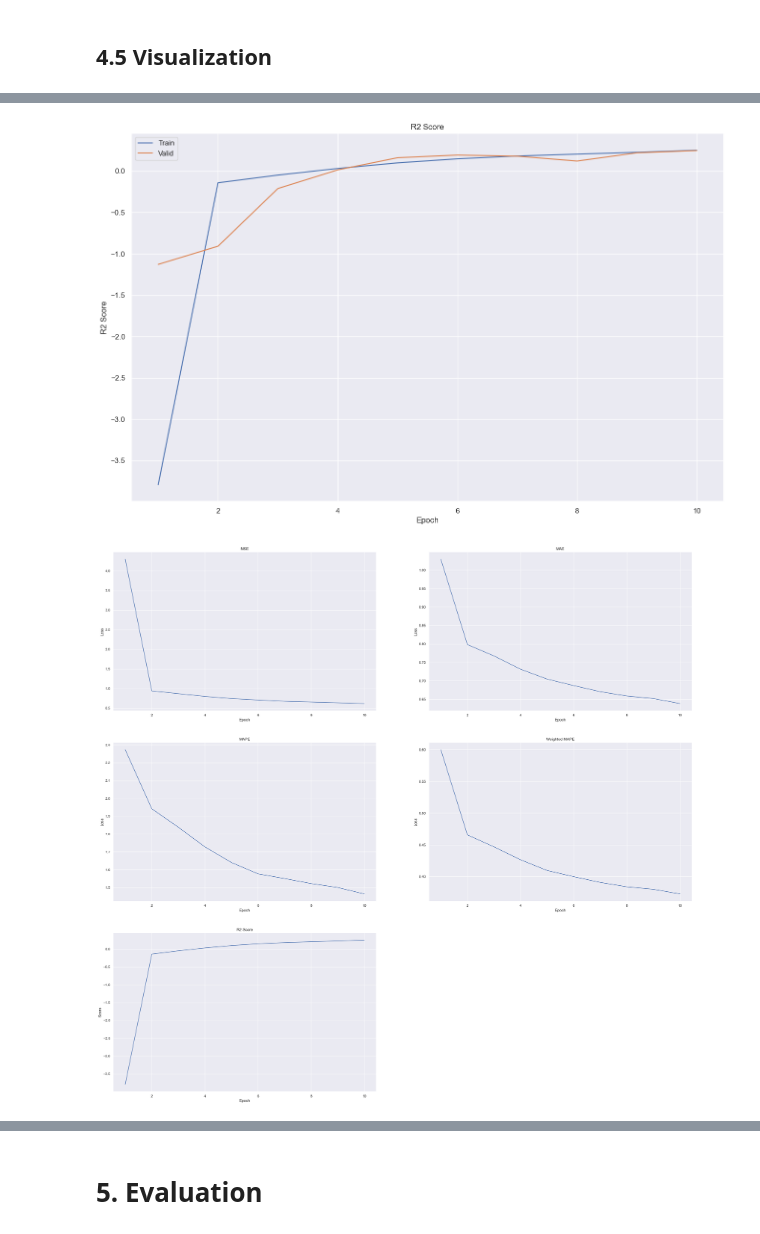
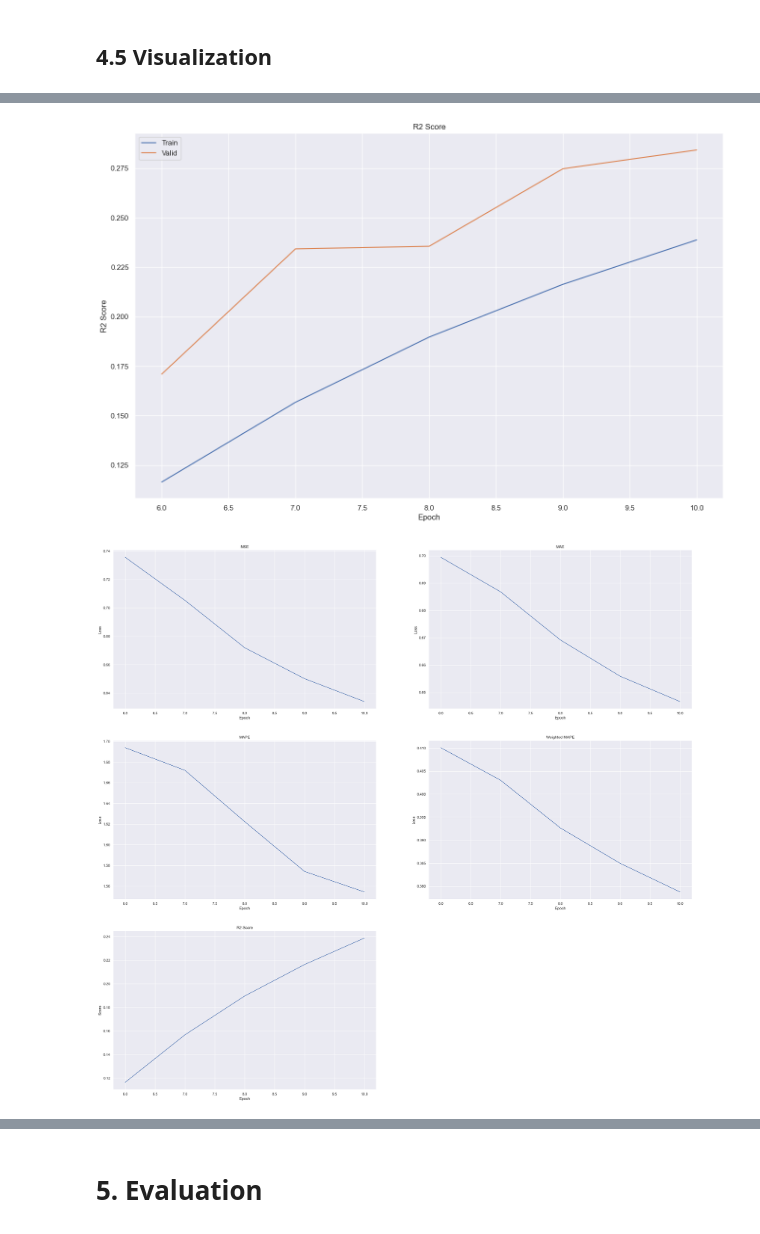
Before and after one commit to up4472/upolanc-thesis, a Jupyter notebook: notebook/nbp08-washburn.ipynb, the cells around one changed output, grey strips where cells are left out. Saved outputs shown, nothing was run; the diff lists cells and outputs as text; code cells hidden in the pictures.

```diff
--- a/notebook/nbp08-washburn.ipynb
+++ b/notebook/nbp08-washburn.ipynb
@@ -627,25 +629,27 @@ cnn_plot.show_lr(
 # %%
 # Display the training and validation accuracy or r2 curves
 
 if CONFIG['model/mode'] == 'regression' :
 	cnn_plot.show_r2(
-		report    = report,
-		title     = 'R2 Score',
-		filename  = os.path.join(OUT_PLOT, model.__name__),
-		limit_bot = None,
-		limit_top = None
+		report       = report,
+		title        = 'R2 Score',
+		filename     = os.path.join(OUT_PLOT, model.__name__),
+		limit_bot    = None,
+		limit_top    = None,
+		start_index  = 5
 	)
 
 if CONFIG['model/mode'] == 'classification' :
 	cnn_plot.show_accuracy(
-		report    = report,
-		title     = 'Accuracy',
-		filename  = os.path.join(OUT_PLOT, model.__name__),
-		limit_bot = None,
-		limit_top = None
+		report       = report,
+		title        = 'Accuracy',
+		filename     = os.path.join(OUT_PLOT, model.__name__),
+		limit_bot    = None,
+		limit_top    = None,
+		start_index  = 5
 	)
 # %% [output]
-[figure, old version]
+[figure, new version]
 # %%
 # Display the training metrics per batch
 
@@ -653,10 +657,11 @@ cnn_plot.show_metric_grid(
 	report       = report,
 	mode         = 'train',
 	filename     = os.path.join(OUT_PLOT, model.__name__ + '-train'),
-	apply_limits = False
+	apply_limits = False,
+	start_index  = 5
 )
 # %% [output]
-[figure, old version]
+[figure, new version]
 # %%
 # Display the validation metrics per batch
 
```
Also changed, not shown: parts of 19 cells of this notebook, 5 other files.
